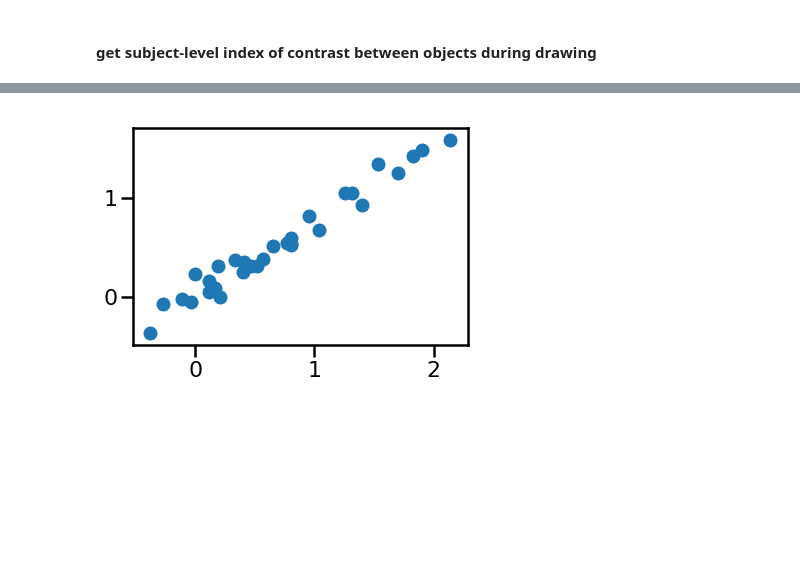
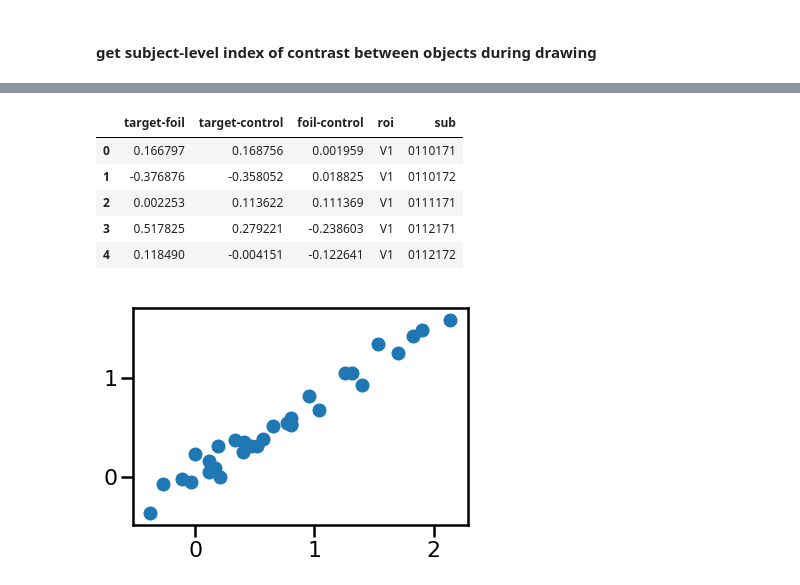
Before and after one commit to cogtoolslab/neurosketch, a Jupyter notebook: ipynb/golden/2_object_evidence_during_drawing.ipynb, the cells around one changed output, grey strips where cells are left out. Saved outputs shown, nothing was run; the diff lists cells and outputs as text; code cells hidden in the pictures; blank space fills up the shorter version.

```diff
--- a/ipynb/golden/2_object_evidence_during_drawing.ipynb
+++ b/ipynb/golden/2_object_evidence_during_drawing.ipynb
@@ -71,7 +71,7 @@ roi_list_recog = h.roi_list_recog
 ### get file list
 # %%
 ## get raw file list for recognition runs
-path_to_recog = h.path_to_recog
+path_to_recog = utils.path_to_recog
 
 RECOG_METAS = sorted([i for i in os.listdir(path_to_recog) if (i.split('.')[-1]=='csv') & (i.split('_')[2][-4:] != 'Draw')])
 RECOG_FEATS = sorted([i for i in os.listdir(path_to_recog) if (i.split('.')[-1]=='npy') & (i.split('_')[1][-4:] != 'Draw')])
@@ -87,7 +87,7 @@ def preprocess_recog(RECOG_METAS, RECOG_FEATS):
 RECOG_METAS, RECOG_FEATS = preprocess_recog(RECOG_METAS, RECOG_FEATS)
 # %%
 ## get raw file list for drawing runs
-path_to_draw = h.path_to_draw
+path_to_draw = utils.path_to_draw
 
 DRAW_METAS = sorted([i for i in os.listdir(path_to_draw) if (i.split('.')[-1]=='csv') & (i.split('_')[2][-4:] == 'Draw')])
 DRAW_FEATS = sorted([i for i in os.listdir(path_to_draw) if (i.split('.')[-1]=='npy') & (i.split('_')[1][-4:] == 'Draw')])
@@ -612,37 +490,21 @@ Now plotting results for parahippo ...
 Now plotting results for PRC ...
 Now plotting results for ento ...
 Now plotting results for hipp ...
-# %%
-vgg_mode = 0
-if vgg_mode:
-    vgg_tag = 'raw'
-    baseline_correct = True
-    bc = 'basecorr' if baseline_correct else ''
-    VGG = pd.read_csv(str(results_dir)+'VGG_{}_{}.csv'.format(vgg_tag, bc))
-
-    h.plot_summary_timecourse(VGG,
-                            this_iv='trial_num',
-                            roi_list=['VGG'],
-                            render_cond=1,
-                            baseline_correct = True,
-                            version = version,
-                            proj_dir=proj_dir)
 # %% [markdown]
 #### get subject-level index of contrast between objects during drawing
 # %%
+reload(utils)
 lookup = dict(zip(['trial_num','run_num','time_point'],['repetition','run','TR']))
-version_list = ['2way','3way','4way']
+version = '4way'
 tag = 'logged'
 this_iv = 'trial_num' ## other options 'run_num','trial_num','time_point'
-reload(h)
-for this_version in version_list:
-    print '====== {} ======'.format(this_version)
-    ALLDM = pd.read_csv('{}/csv/logistic_timeseries_drawing_neural_{}_{}.csv'.format(proj_dir,this_version,tag))
-    ALLDM = h.cleanup_df(ALLDM)
-    d = h.get_log_odds(ALLDM,
-                   this_iv = this_iv,
-                   roi_list = roi_list_recog,
-                   version=this_version,
-                   logged=True,
-                   proj_dir=proj_dir)
+
+ALLDM = pd.read_csv(os.path.join(results_dir,'object_classifier_probs_production.csv'))
+d = utils.get_log_odds(ALLDM,
+               this_iv = this_iv,
+               roi_list = roi_list_recog,
+               phase = 'production',
+               version=version,
+               logged=True,
+               proj_dir=proj_dir)
 # %% [output]
@@ -651,3 +522,12 @@ KeyError: 't1_name'
+# %%
+d.head()
+# %% [output]
+|  | target-foil | target-control | foil-control | roi | sub |
+| 0 | 0.166797 | 0.168756 | 0.001959 | V1 | 0110171 |
+| 1 | -0.376876 | -0.358052 | 0.018825 | V1 | 0110172 |
+| 2 | 0.002253 | 0.113622 | 0.111369 | V1 | 0111171 |
+| 3 | 0.517825 | 0.279221 | -0.238603 | V1 | 0112171 |
+| 4 | 0.118490 | -0.004151 | -0.122641 | V1 | 0112172 |
 # %%
 run_this = 1
 if run_this:
```
Also changed, not shown: parts of 26 cells of this notebook, 2 other files.
